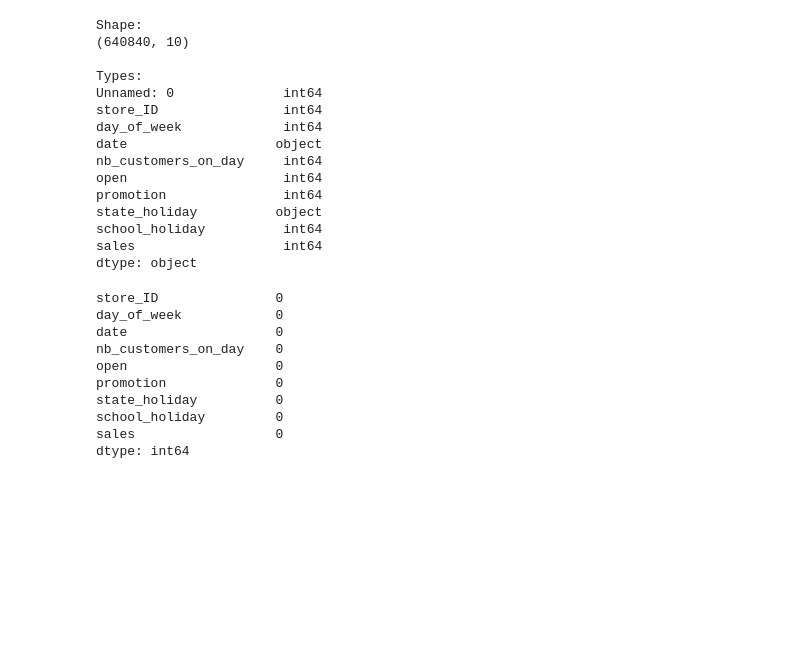
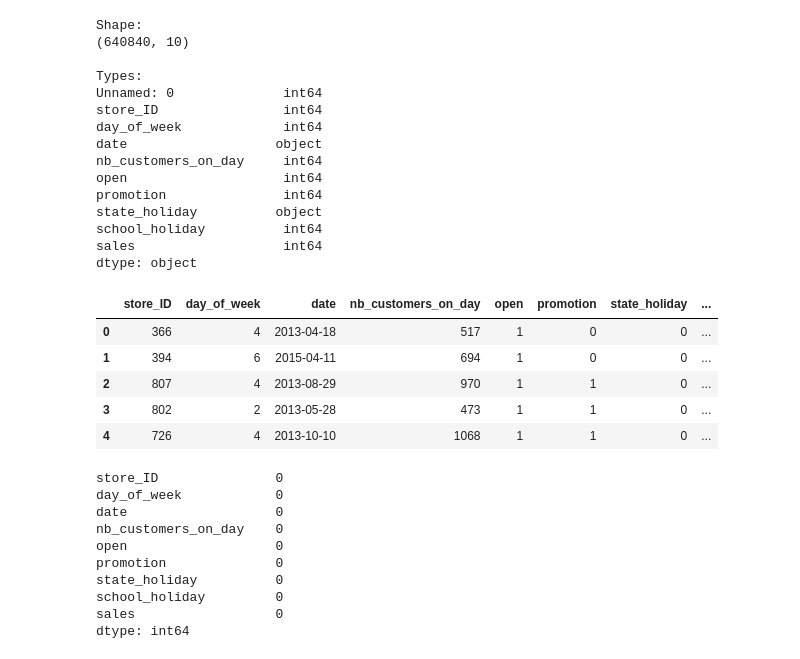
Before and after one commit to Grimngor/ironkaggle, a Jupyter notebook: main.ipynb, the cells around one changed output. Saved outputs shown, nothing was run; the diff lists cells and outputs as text; code cells hidden in the pictures; blank space fills up the shorter version.

```diff
--- a/main.ipynb
+++ b/main.ipynb
@@ -62,7 +66,19 @@ dtype: object
 # %%
 # Checking to see if every value in Unnamed: 0 is unique. Which will mean it's and 'id' column and we can drop it
 if sales_df['Unnamed: 0'].unique().__len__() == sales_df.shape[0]:
     sales_df = sales_df.drop('Unnamed: 0', axis=1)
+
+if real_sales_df['index'].unique().__len__() == real_sales_df.shape[0]:
+    real_sales_df = real_sales_df.drop('index', axis=1)
+
+sales_df.head()
+# %% [output]
+|  | store_ID | day_of_week | date | nb_customers_on_day | open | promotion | state_holiday | ... |
+| 0 | 366 | 4 | 2013-04-18 | 517 | 1 | 0 | 0 | ... |
+| 1 | 394 | 6 | 2015-04-11 | 694 | 1 | 0 | 0 | ... |
+| 2 | 807 | 4 | 2013-08-29 | 970 | 1 | 1 | 0 | ... |
+| 3 | 802 | 2 | 2013-05-28 | 473 | 1 | 1 | 0 | ... |
+| 4 | 726 | 4 | 2013-10-10 | 1068 | 1 | 1 | 0 | ... |
 # %%
 # Checking for missing data
 print(sales_df.isnull().sum())
```
Also changed, not shown: parts of 14 cells of this notebook, 1 other file.
